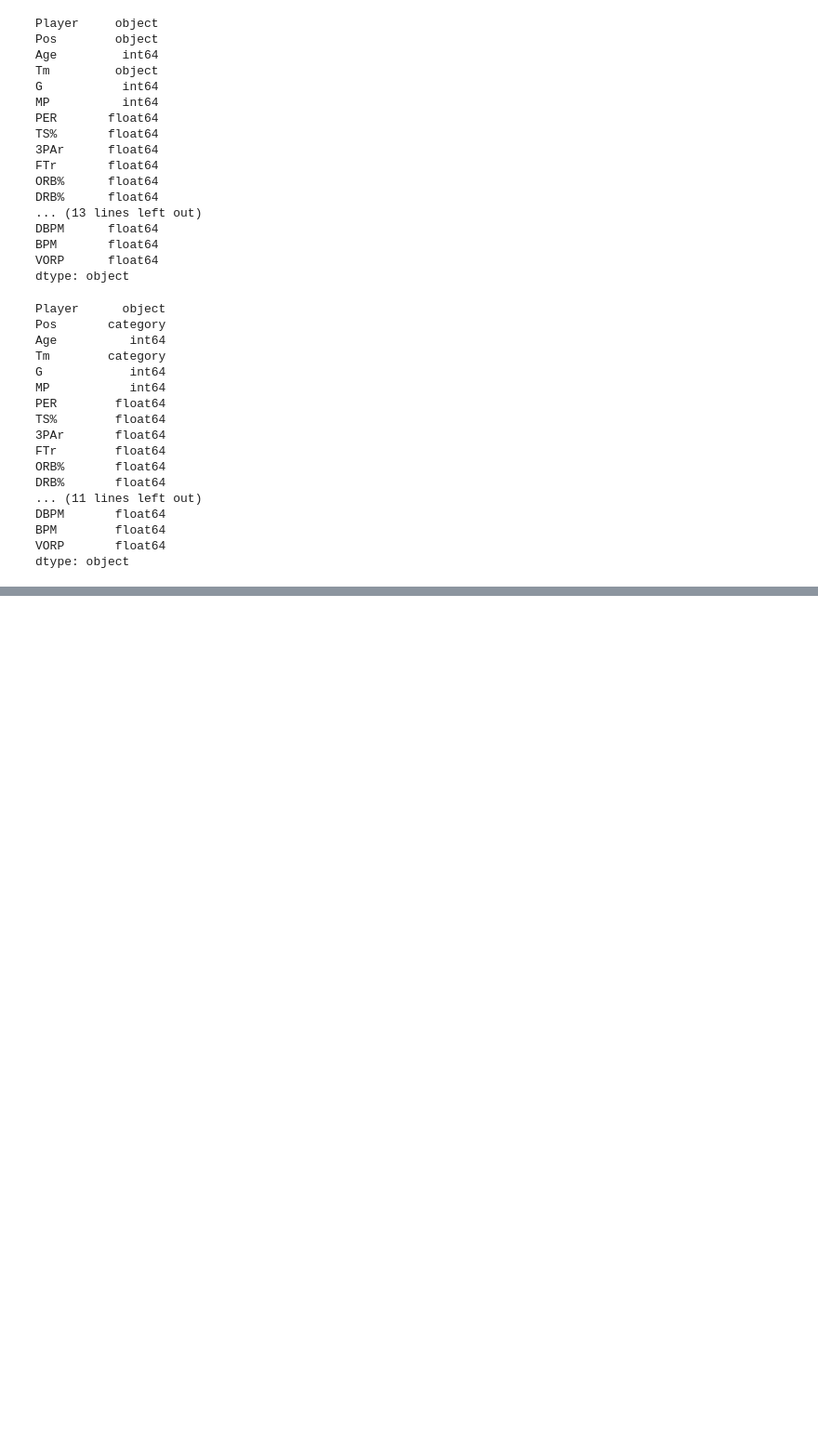
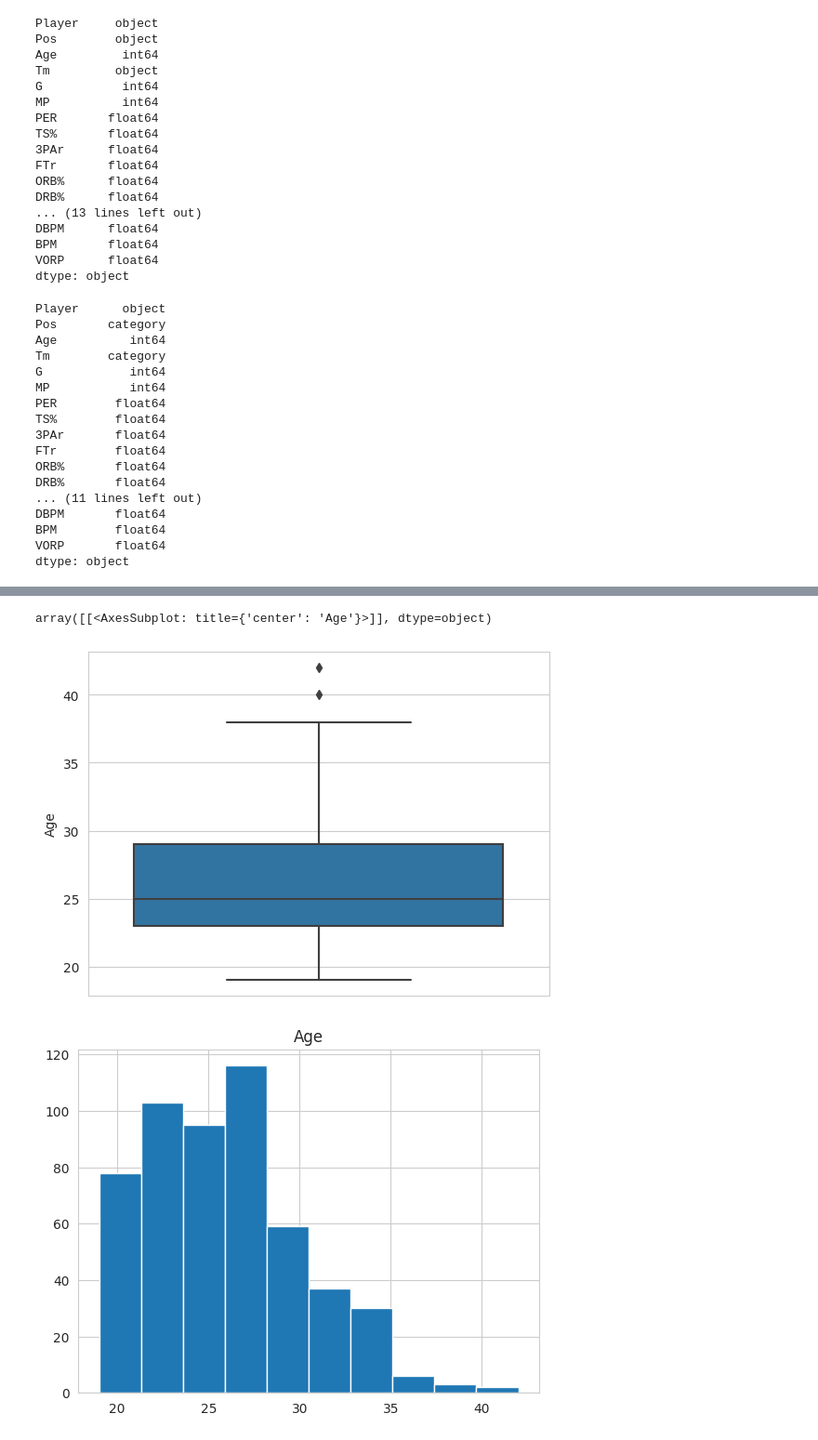
Before and after one commit to zhus-dika/predicting_models_NBA_games, a Jupyter notebook: notebooks/eda_nba_2019.ipynb, the cells around one changed output, grey strips where cells are left out. Shown at 93% size. Drawn from its saved outputs; the diff is of its cells as text; code cells hidden in the pictures; blank space fills up the shorter version.

```diff
--- a/notebooks/eda_nba_2019.ipynb
+++ b/notebooks/eda_nba_2019.ipynb
@@ -83,0 +64,8 @@ df['Pos'].value_counts().plot(kind='bar', title='Pos')
+# %%
+sns.set_style("whitegrid")
+sns.boxplot(y='Age', data=df)
+df.hist(column='Age')
+# %% [output]
+array([[<AxesSubplot: title={'center': 'Age'}>]], dtype=object)
+[figure, added]
+[figure, added]
```
Also changed, not shown: parts of 19 cells of this notebook.
